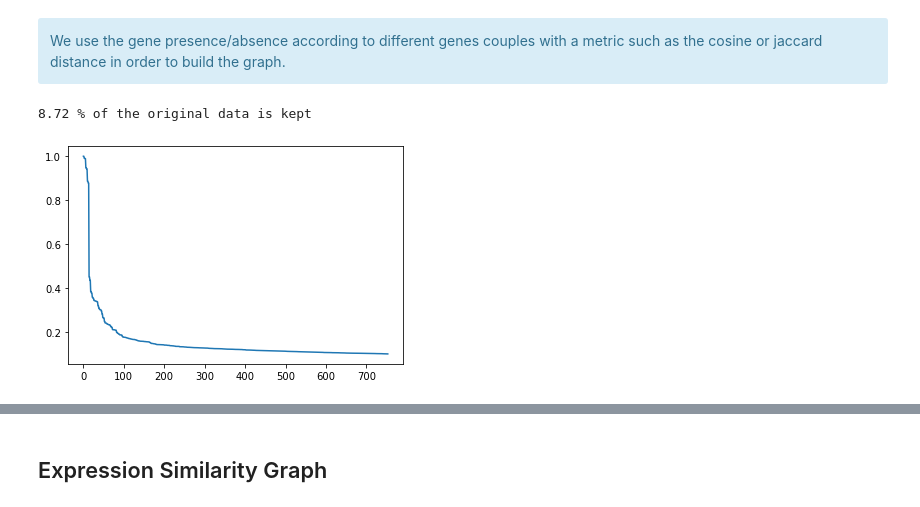
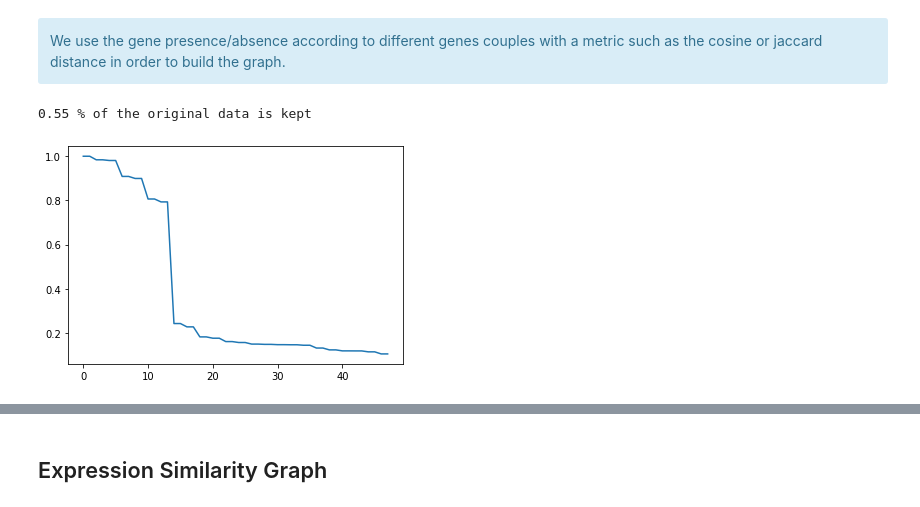
Before and after one commit to raphaelreiss/Network_tour_of_mice_genetics, a Jupyter notebook: Graph_Analysis_Mice_Genetics.ipynb, the cells around one changed output, grey strips where cells are left out. Saved outputs shown, nothing was run; the diff lists cells and outputs as text; code cells hidden in the pictures.

```diff
--- a/Graph_Analysis_Mice_Genetics.ipynb
+++ b/Graph_Analysis_Mice_Genetics.ipynb
@@ -80,7 +80,7 @@ def epsilon_similarity_graph(X: np.ndarray, metric='euclidean', sigma=1, epsilon
         Dists[Dists == 0] = 1E8
         Dists = np.nan_to_num(Dists,nan = 1E8)
     else:
-        Dists = squareform(pdist(X,metric = "euclidean"))
+        Dists = squareform(pdist(X,metric = metric))
 
     Dists = np.exp(-Dists**2/(2 * sigma**2))
     Dists[Dists <= epsilon] = 0
@@ -101,8 +101,8 @@ def plot_distrib(adjacency):
 We use the gene presence/absence according to different genes couples with a metric such as the cosine or jaccard distance in order to build the graph.
 </div>
 # %%
-k = epsilon_similarity_graph(genotype_df.values,sigma = 0.4,epsilon = 0.1,metric = 'cosine')
+k = epsilon_similarity_graph(genotype_df.values,sigma = 0.3,epsilon = 0.1,metric = 'cosine')
 plot_distrib(k)
 # %% [output]
-8.72 % of the original data is kept
+0.55 % of the original data is kept
-[figure, old version]
+[figure, new version]
```
Also changed, not shown: parts of 24 cells of this notebook, 1 other file.
